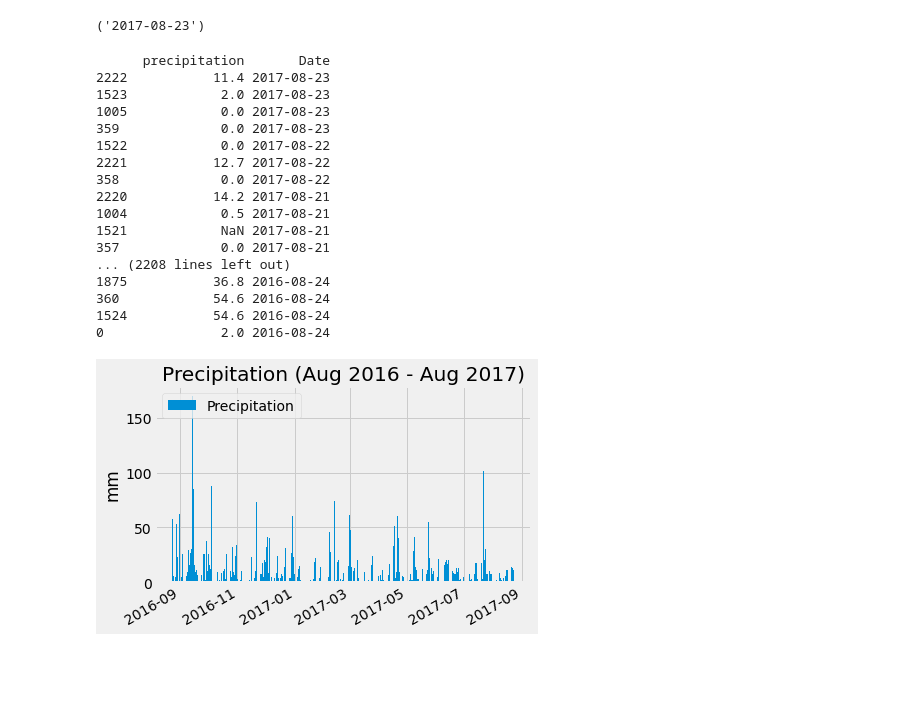
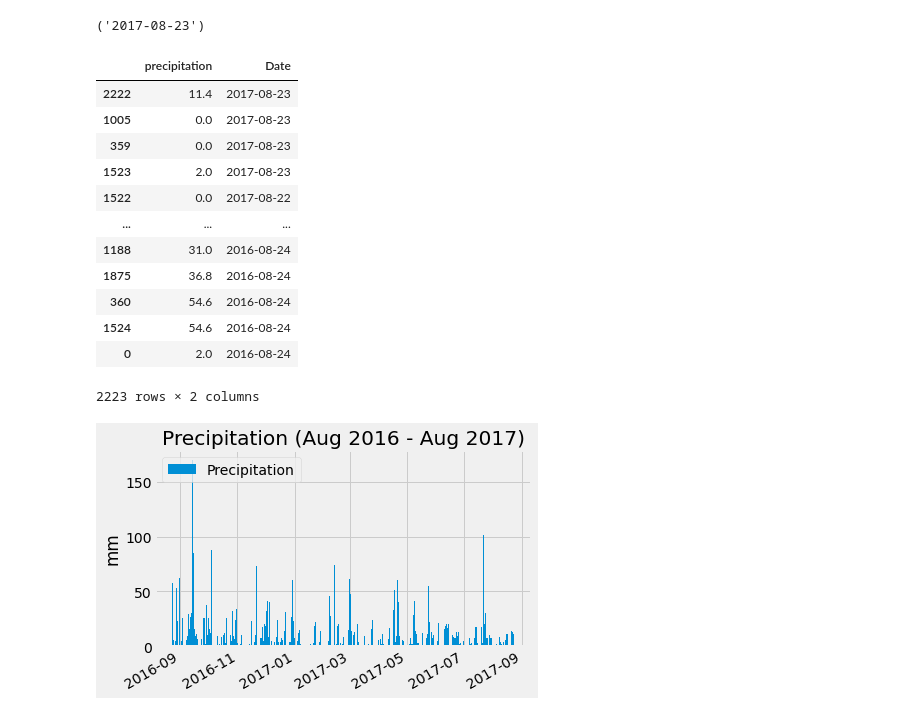
Before and after one commit to ubnas1/sqlalchemy-challenge, a Jupyter notebook: SurfsUp/climate_starter.ipynb, the cells around one changed output. Saved outputs shown, nothing was run; the diff lists cells and outputs as text; code cells hidden in the pictures; blank space fills up the shorter version.

```diff
--- a/SurfsUp/climate_starter.ipynb
+++ b/SurfsUp/climate_starter.ipynb
@@ -95,25 +95,21 @@ prec_1_year_df["Date"] = prec_1_year_df["Date"].astype('datetime64[ns]')
 # %%
 # Sort the dataframe by date
 prec_1_year_df.sort_values(by='Date', ascending = False, inplace = True)
-print(prec_1_year_df.to_string())
+prec_1_year_df
 # %% [output]
+|  | precipitation | Date |
+| 2222 | 11.4 | 2017-08-23 |
+| 1005 | 0.0 | 2017-08-23 |
+| 359 | 0.0 | 2017-08-23 |
+| 1523 | 2.0 | 2017-08-23 |
+| 1522 | 0.0 | 2017-08-22 |
+| ... | ... | ... |
+| 1188 | 31.0 | 2016-08-24 |
+| 1875 | 36.8 | 2016-08-24 |
+| 360 | 54.6 | 2016-08-24 |
+| 1524 | 54.6 | 2016-08-24 |
+| 0 | 2.0 | 2016-08-24 |
-      precipitation       Date
-2222           11.4 2017-08-23
-1523            2.0 2017-08-23
-1005            0.0 2017-08-23
-359             0.0 2017-08-23
-1522            0.0 2017-08-22
-2221           12.7 2017-08-22
-358             0.0 2017-08-22
-2220           14.2 2017-08-21
-1004            0.5 2017-08-21
-1521            NaN 2017-08-21
-357             0.0 2017-08-21
-... (2208 lines left out)
-1875           36.8 2016-08-24
-360            54.6 2016-08-24
-1524           54.6 2016-08-24
-0               2.0 2016-08-24
+2223 rows × 2 columns
 # %%
 # Use Pandas Plotting with Matplotlib to plot the data
 df = pd.DataFrame(np.cumsum(np.random.randn(2223)),
```
Also changed, not shown: parts of 4 cells of this notebook.
